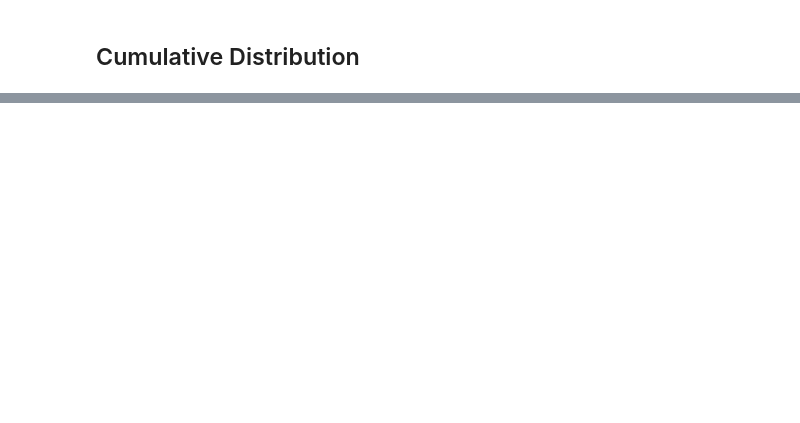
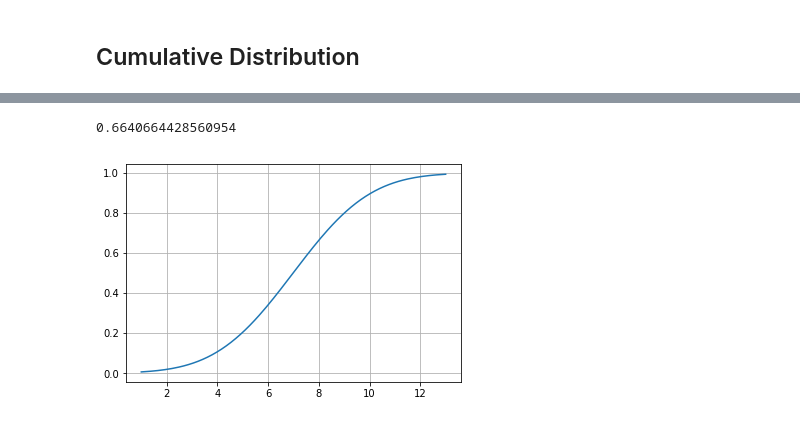
Before and after one commit to muatik/machine-learning-examples, a Jupyter notebook: gaussian.ipynb, the cells around one changed output, grey strips where cells are left out. Cells and saved outputs as stored; diff of their text form; code cells hidden in the pictures; blank space fills up the shorter version.

```diff
--- a/gaussian.ipynb
+++ b/gaussian.ipynb
@@ -47,0 +134,15 @@ plt.show()
+# %%
+def cumulativeCDF(x, m, stdv):
+    return 0.5 * (1 + math.erf((x-m)/ (stdv * math.sqrt(2)) ))
+# %%
+print(cumulativeCDF(8, m, np.sqrt(variance)))
+# %% [output]
+0.6640664428560954
+# %%
+plt.plot(
+    np.linspace(1, 13, 130),
+    list(cumulativeCDF(i, m, np.sqrt(variance))  for i in np.linspace(1, 13, 130)))
+plt.grid(True)
+plt.show()
+# %% [output]
+[figure, added]
```
Also changed, not shown: parts of 20 cells of this notebook, 6 other files.
